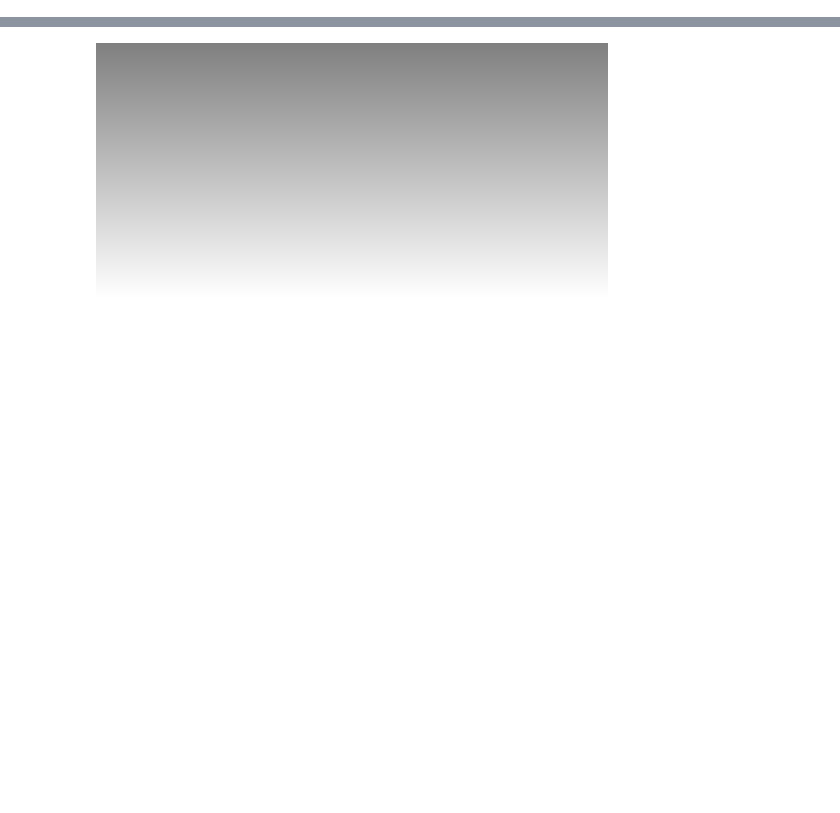
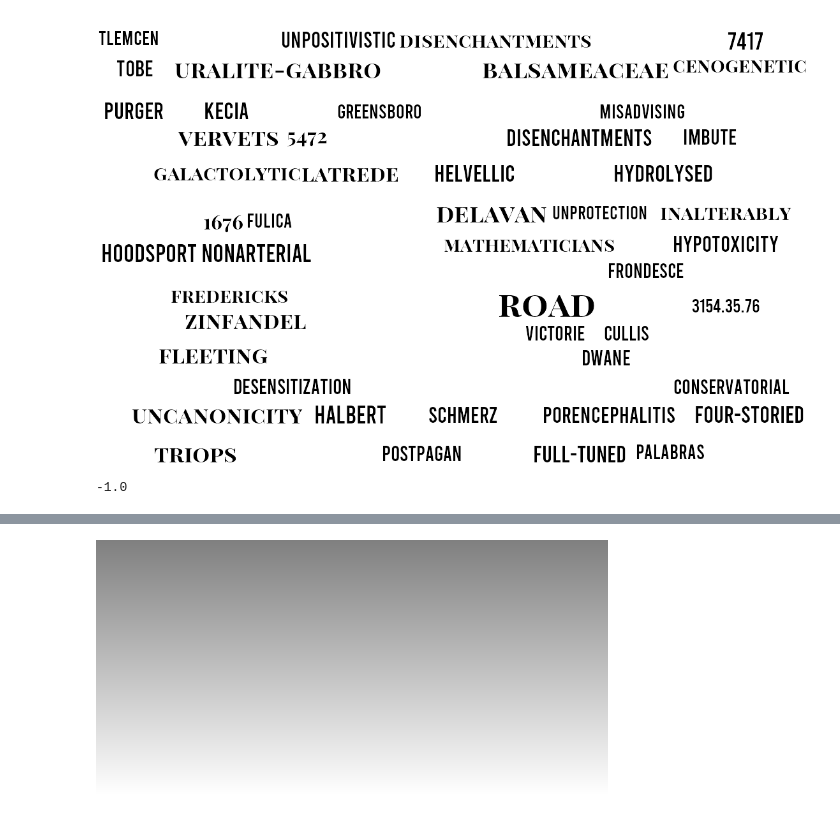
Before and after one commit to paknikolay/binarization, a Jupyter notebook: generator.ipynb, the cells around one changed output, grey strips where cells are left out. Saved outputs shown, nothing was run; the diff lists cells and outputs as text; code cells hidden in the pictures; blank space fills up the shorter version.

```diff
--- a/generator.ipynb
+++ b/generator.ipynb
@@ -11,10 +12,13 @@ from PIL import Image, ImageFont, ImageDraw
 # %%
-pathToBackGrounds = "C:/Users/Николай/diploma/Backgrounds"
-pathToGenerated = "C:/generated"
-pathToGT = "C:/gt"
-pathToFonts = R"C:\Users\Николай\diploma\fonts"
-pathToPhoto = R"C:\Users\Николай\diploma\person"
-pathToHolograms = R"C:\Users\Николай\diploma\hologram"
+pathToDataForGeneration = "C:/Users/Николай/diploma/repo/binarization/dataForGeneration/"
+pathToBackGrounds = pathToDataForGeneration + "Backgrounds"
+pathToOutDir = "C:/out/"
+pathToGenerated = pathToOutDir + "generated"
+pathToGT = pathToOutDir + "gt"
+pathToFonts = pathToDataForGeneration + "fonts"
+pathToPhoto = pathToDataForGeneration + "person"
+pathToHolograms = pathToDataForGeneration + "hologram"
+pathToTexts = pathToDataForGeneration + "texts/"
 # %%
 fonts = [os.path.join(pathToFonts, font) for font in os.listdir(pathToFonts)]
 photos = [os.path.join(pathToPhoto, photo) for photo in os.listdir(pathToPhoto)]
@@ -310,0 +452,8 @@ class OneImageTextGenerator:
+# %%
+imageTextGenerator.textImage
+# %% [output]
+[figure, added]
+# %%
+math.cos(math.pi)
+# %% [output]
+-1.0
```
Also changed, not shown: parts of 12 cells of this notebook.
